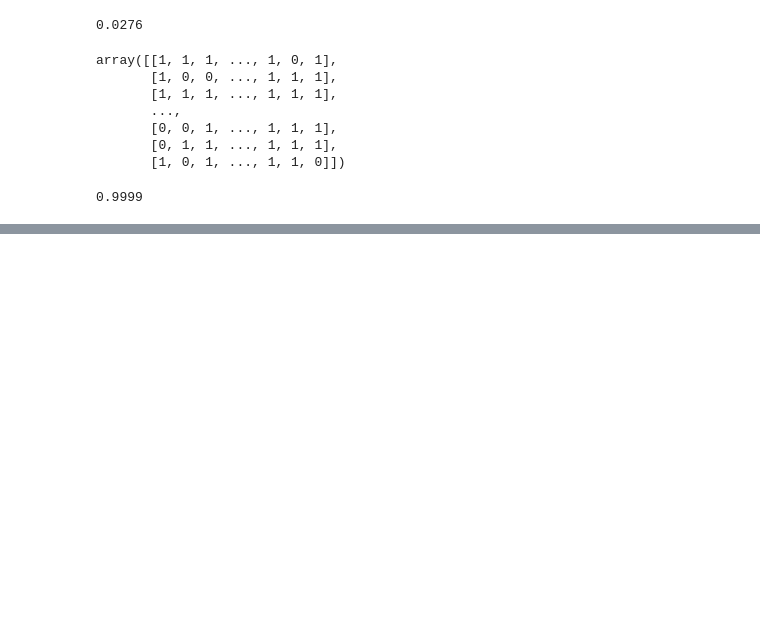
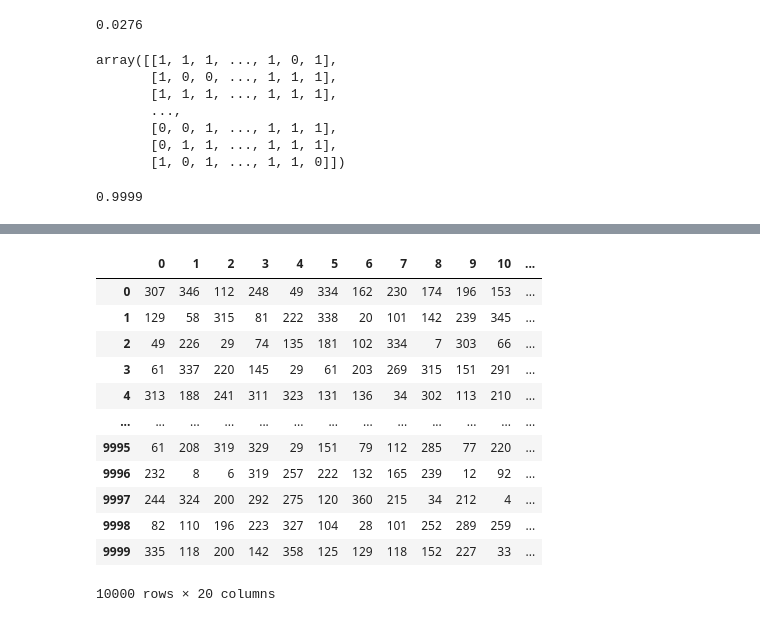
Before and after one commit to GladyBarrios/statistics-exercises, a Jupyter notebook: simulation.ipynb, the cells around one changed output, grey strips where cells are left out. Saved outputs shown, nothing was run; the diff lists cells and outputs as text; code cells hidden in the pictures; blank space fills up the shorter version.

```diff
--- a/simulation.ipynb
+++ b/simulation.ipynb
@@ -316,0 +424,3 @@ If 23 people are in the same room, what are the odds that two of them share a bi
+# %%
+bday2 = np.random.randint(1,365, (10_000,20))
+bday2
@@ -316,0 +435,17 @@ If 23 people are in the same room, what are the odds that two of them share a bi
+# %%
+bday2_df = pd.DataFrame(bday2)
+bday2_df
+# %% [output]
+|  | 0 | 1 | 2 | 3 | 4 | 5 | 6 | 7 | 8 | 9 | 10 | ... |
+| 0 | 307 | 346 | 112 | 248 | 49 | 334 | 162 | 230 | 174 | 196 | 153 | ... |
+| 1 | 129 | 58 | 315 | 81 | 222 | 338 | 20 | 101 | 142 | 239 | 345 | ... |
+| 2 | 49 | 226 | 29 | 74 | 135 | 181 | 102 | 334 | 7 | 303 | 66 | ... |
+| 3 | 61 | 337 | 220 | 145 | 29 | 61 | 203 | 269 | 315 | 151 | 291 | ... |
+| 4 | 313 | 188 | 241 | 311 | 323 | 131 | 136 | 34 | 302 | 113 | 210 | ... |
+| ... | ... | ... | ... | ... | ... | ... | ... | ... | ... | ... | ... | ... |
+| 9995 | 61 | 208 | 319 | 329 | 29 | 151 | 79 | 112 | 285 | 77 | 220 | ... |
+| 9996 | 232 | 8 | 6 | 319 | 257 | 222 | 132 | 165 | 239 | 12 | 92 | ... |
+| 9997 | 244 | 324 | 200 | 292 | 275 | 120 | 360 | 215 | 34 | 212 | 4 | ... |
+| 9998 | 82 | 110 | 196 | 223 | 327 | 104 | 28 | 101 | 252 | 289 | 259 | ... |
+| 9999 | 335 | 118 | 200 | 142 | 358 | 125 | 129 | 118 | 152 | 227 | 33 | ... |
+10000 rows × 20 columns
```
Also changed, not shown: parts of 12 cells of this notebook.
